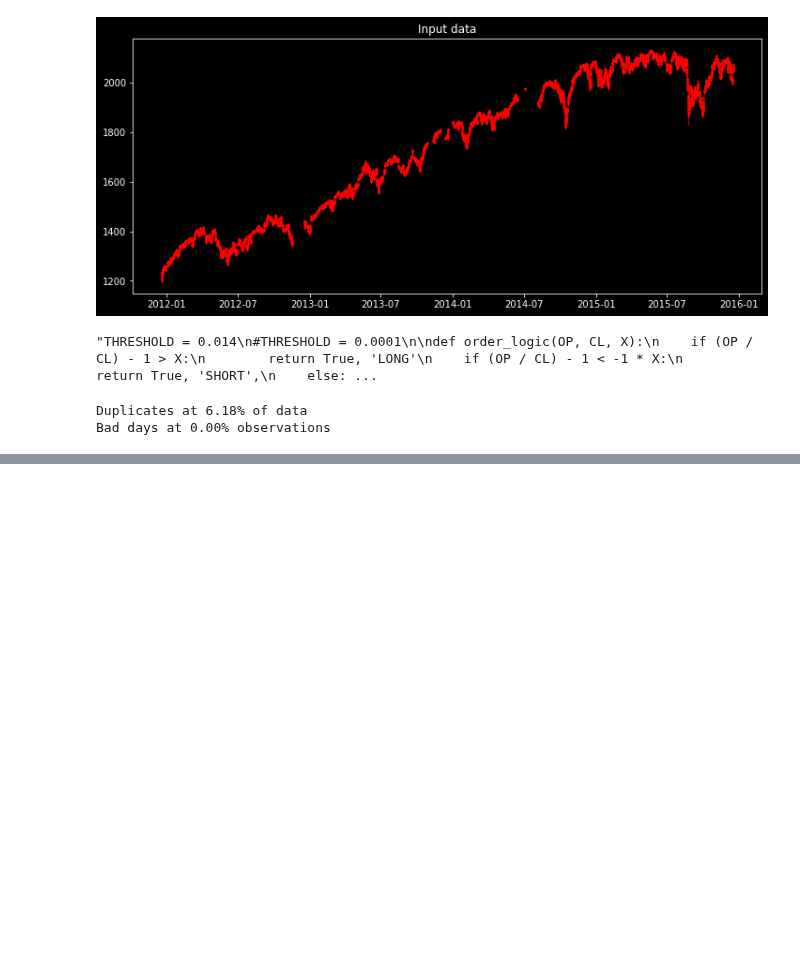
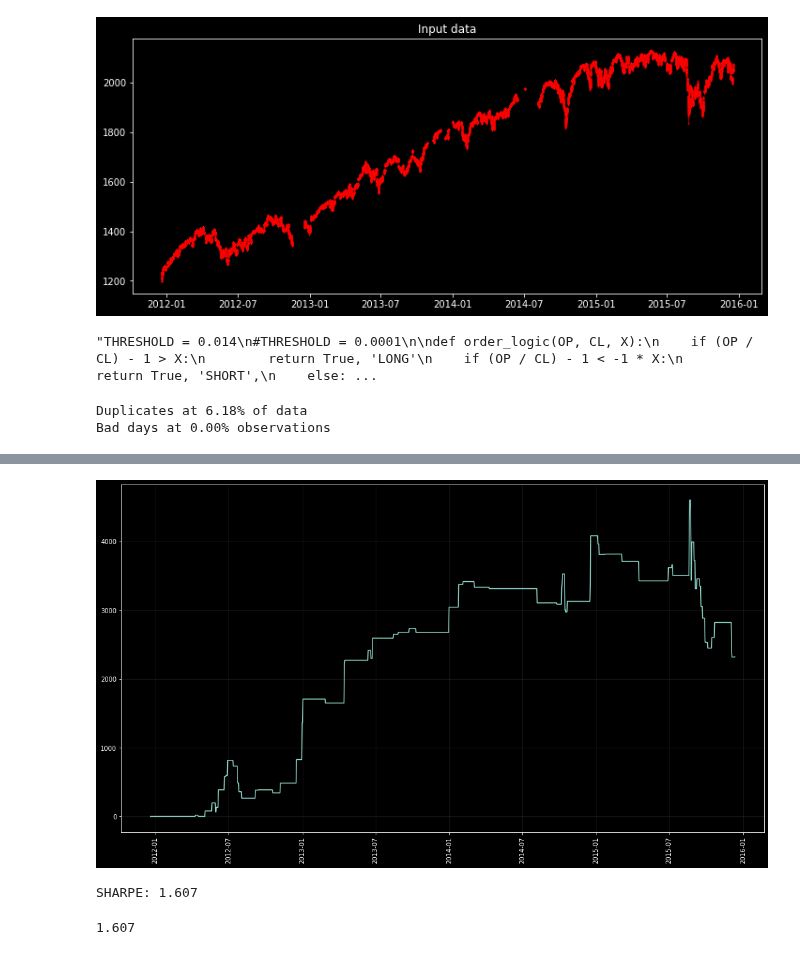
Before and after one commit to Molozey/algo-andrii, a Jupyter notebook: Andrii/Actual_Version/backtasting.ipynb, the cells around one changed output, grey strips where cells are left out. Cells and saved outputs as stored; diff of their text form; code cells hidden in the pictures; blank space fills up the shorter version.

```diff
--- a/Andrii/Actual_Version/backtasting.ipynb
+++ b/Andrii/Actual_Version/backtasting.ipynb
@@ -311,3 +358,9 @@ STOP LOSS: 19
+# %%
+sharpe(MONEY_ARRAY, DATES_ARRAY)
+# %% [output]
+[figure, added]
+SHARPE: 1.607
+1.607
 # %%
 DATES_ARRAY, MONEY_ARRAY = backtest(nrm=ddd,THRESHOLD=0.012, LOSS_PERCENT=0.004, MINUTES_TO_CLOSE=45)
 plt.figure(figsize=(8, 4))
```
Also changed, not shown: parts of 8 cells of this notebook, 3 other files.
